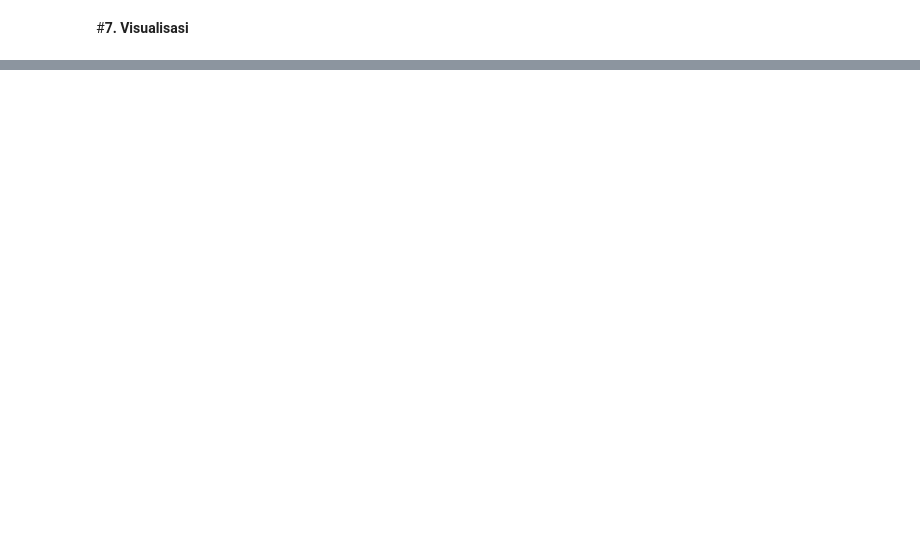
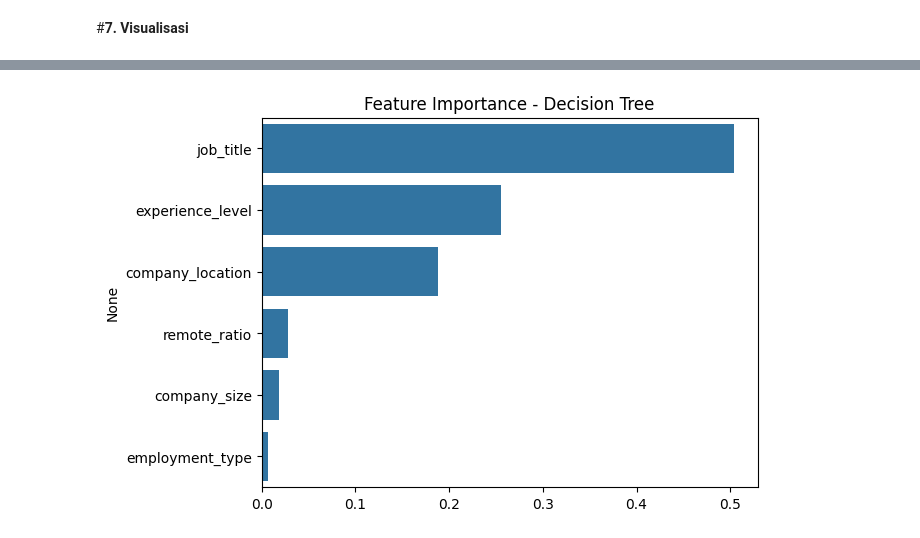
Before and after one commit to fathanzys/Data, a Jupyter notebook: uas_DataMining.ipynb, the cells around one changed output, grey strips where cells are left out. Saved outputs shown, nothing was run; the diff lists cells and outputs as text; code cells hidden in the pictures; blank space fills up the shorter version.

```diff
--- a/uas_DataMining.ipynb
+++ b/uas_DataMining.ipynb
@@ -279,5 +154,0 @@ remote_map = {
-# %%
-# Pastikan mapping konsisten
-df['experience_level'] = df['experience_level'].map(label_exp)
-df['company_size'] = df['company_size'].map(size_map)
-df['remote_ratio'] = df['remote_ratio'].map(remote_map)
@@ -466,0 +297,9 @@ plt.show()
+# %%
+importances = dt_model.feature_importances_
+feat_imp = pd.Series(importances, index=X.columns).sort_values(ascending=False)
+
+sns.barplot(x=feat_imp.values, y=feat_imp.index)
+plt.title("Feature Importance - Decision Tree")
+plt.show()
+# %% [output]
+[figure, added]
```
Also changed, not shown: parts of 27 cells of this notebook.
